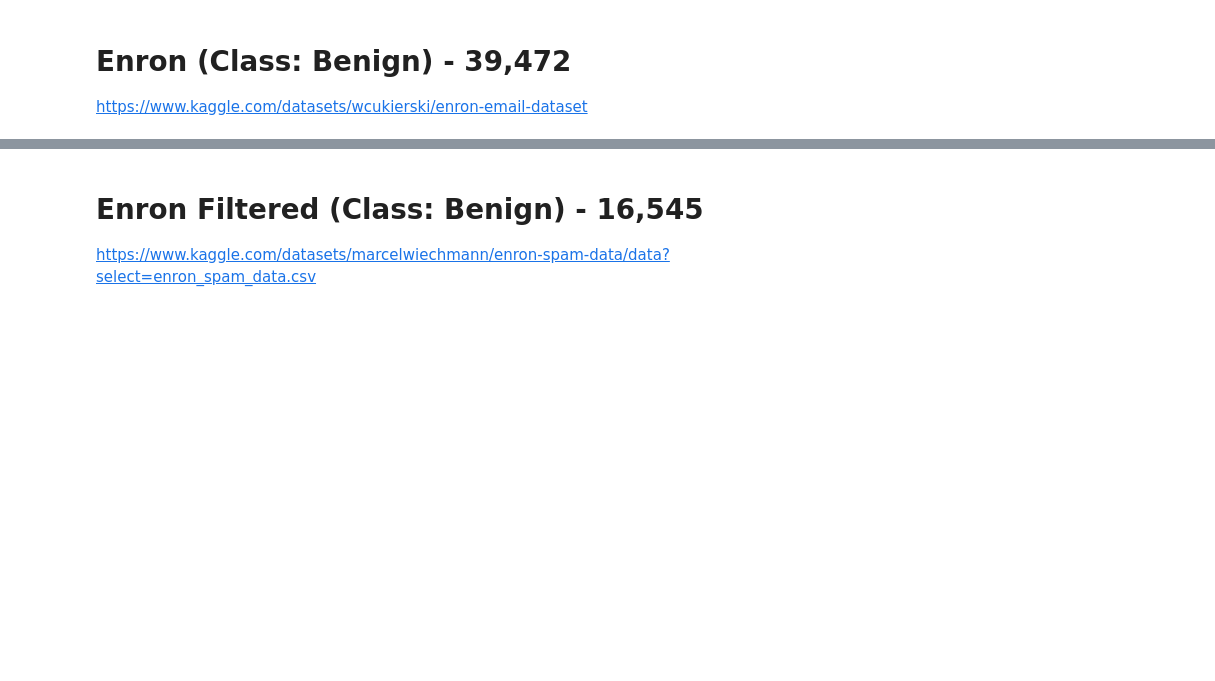
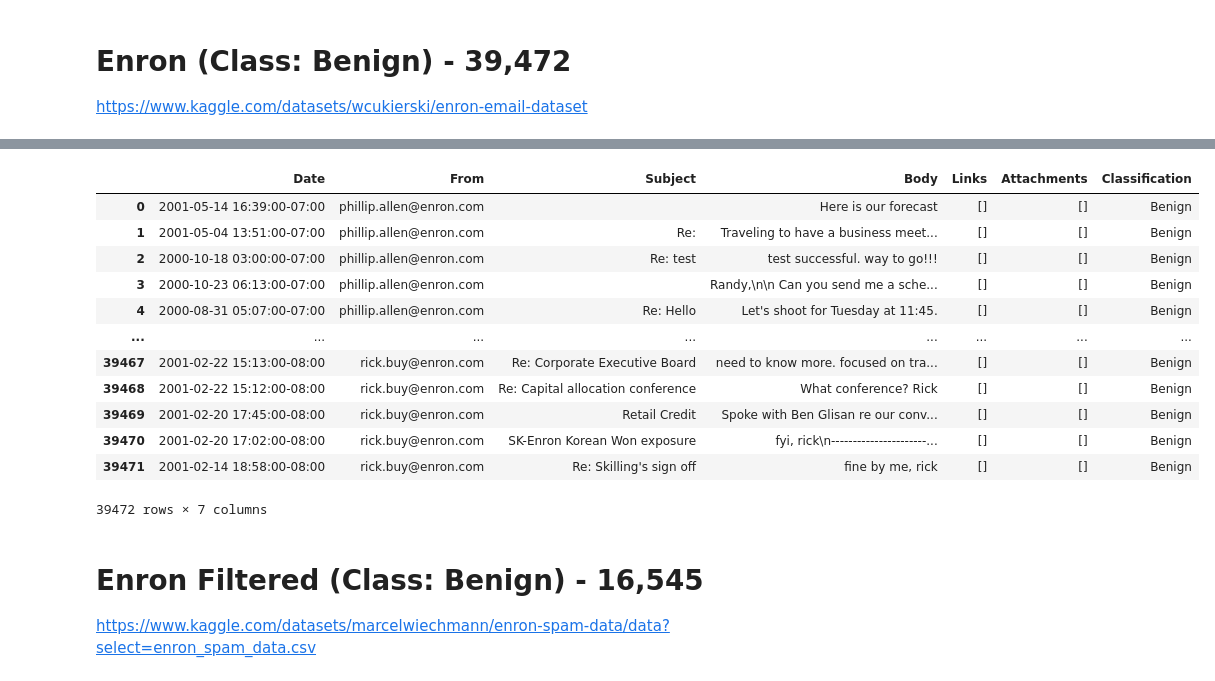
Before and after one commit to Reno0213/capstone, a Jupyter notebook: dataset.ipynb, the cells around one changed output, grey strips where cells are left out. Saved outputs shown, nothing was run; the diff lists cells and outputs as text; code cells hidden in the pictures; blank space fills up the shorter version.

Commit message:
added Date column of type pd.Date for all datasets

```diff
--- a/dataset.ipynb
+++ b/dataset.ipynb
@@ -25,6 +43,7 @@ def parse_email(raw_email: str):
 
     from_value = ""
     subject_value = ""
+    date_value = None
     body_lines = []
     in_body = False
 
@@ -41,6 +60,8 @@ def parse_email(raw_email: str):
                 from_value = line[len("From:"):].strip()
             elif line.lower().startswith("subject:"):
                 subject_value = line[len("Subject:"):].strip()
+            elif line.lower().startswith("date:"):
+                date_value = pd.to_datetime(line[len("Date:"):].strip())
 
     body_value = "\n".join(body_lines).strip()
 
@@ -49,14 +70,31 @@ def parse_email(raw_email: str):
     # Enron dataset contains no attachment information so empty list
     attachments = []
 
-    return pd.Series([from_value, subject_value, body_value, links, attachments])
+    return pd.Series([date_value, from_value, subject_value, body_value, links, attachments])
 # %%
 enronDf = enronSliced['message'].apply(parse_email)
-enronDf.columns = ['From', 'Subject', 'Body', 'Links', 'Attachments']
+enronDf.columns = ['Date', 'From', 'Subject', 'Body', 'Links', 'Attachments']
 enronDf["Classification"] = "Benign"
 enronDf
 
+#print(type(enronDf['Date'][0]))
+#print(pd.to_datetime(enronDf['Date'][0]))
+
 #enronDf.to_csv("Enron500k.csv", index=False)
+# %% [output]
+|  | Date | From | Subject | Body | Links | Attachments | Classification |
+| 0 | 2001-05-14 16:39:00-07:00 | phillip.allen@enron.com |  | Here is our forecast | [] | [] | Benign |
+| 1 | 2001-05-04 13:51:00-07:00 | phillip.allen@enron.com | Re: | Traveling to have a business meet... | [] | [] | Benign |
+| 2 | 2000-10-18 03:00:00-07:00 | phillip.allen@enron.com | Re: test | test successful. way to go!!! | [] | [] | Benign |
+| 3 | 2000-10-23 06:13:00-07:00 | phillip.allen@enron.com |  | Randy,\n\n Can you send me a sche... | [] | [] | Benign |
+| 4 | 2000-08-31 05:07:00-07:00 | phillip.allen@enron.com | Re: Hello | Let's shoot for Tuesday at 11:45. | [] | [] | Benign |
+| ... | ... | ... | ... | ... | ... | ... | ... |
+| 39467 | 2001-02-22 15:13:00-08:00 | rick.buy@enron.com | Re: Corporate Executive Board | need to know more. focused on tra... | [] | [] | Benign |
+| 39468 | 2001-02-22 15:12:00-08:00 | rick.buy@enron.com | Re: Capital allocation conference | What conference? Rick | [] | [] | Benign |
+| 39469 | 2001-02-20 17:45:00-08:00 | rick.buy@enron.com | Retail Credit | Spoke with Ben Glisan re our conv... | [] | [] | Benign |
+| 39470 | 2001-02-20 17:02:00-08:00 | rick.buy@enron.com | SK-Enron Korean Won exposure | fyi, rick\n----------------------... | [] | [] | Benign |
+| 39471 | 2001-02-14 18:58:00-08:00 | rick.buy@enron.com | Re: Skilling's sign off | fine by me, rick | [] | [] | Benign |
+39472 rows × 7 columns
 # %% [markdown]
 # Enron Filtered (Class: Benign) - 16,545
 https://www.kaggle.com/datasets/marcelwiechmann/enron-spam-data/data?select=enron_spam_data.csv
```
Also changed, not shown: parts of 30 cells of this notebook.
